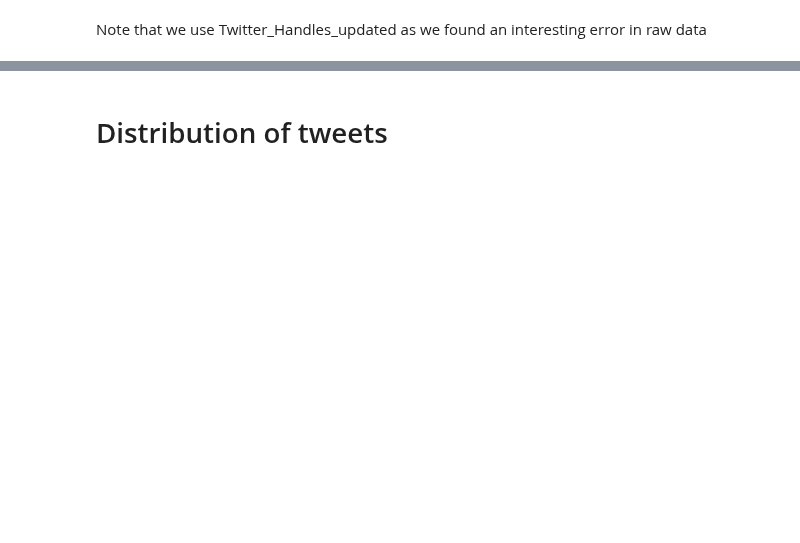
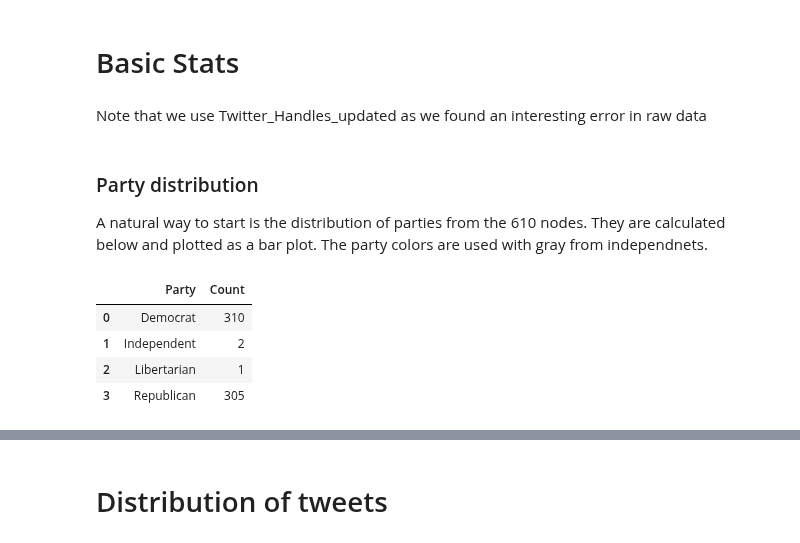
Before and after one commit to idariis/Social-Graphs-Project-E20, a Jupyter notebook: Notebooks/basic_stats.ipynb, the cells around one changed output, grey strips where cells are left out. Drawn from its saved outputs; the diff is of its cells as text; code cells hidden in the pictures; blank space fills up the shorter version.

Commit message:
refactor basic stats and who follow who graph

```diff
--- a/Notebooks/basic_stats.ipynb
+++ b/Notebooks/basic_stats.ipynb
@@ -3,3 +1,5 @@ In this notebook
+# %% [markdown]
+# Basic Stats
 # %%
 import pandas as pd
 import numpy as np
@@ -20,0 +28,14 @@ Note that we use Twitter_Handles_updated as we found an interesting error in raw
+# %% [markdown]
+### Party distribution
+
+A natural way to start is the distribution of parties from the 610 nodes. They are calculated below and plotted as a bar plot. The party colors are used with gray from independnets.
+# %%
+party_distribution = Handle_data.groupby('Party').agg('count')[['Name']].reset_index()
+party_distribution.rename(columns={'Name':'Count'},inplace=True)
+party_distribution
+# %% [output]
+|  | Party | Count |
+| 0 | Democrat | 310 |
+| 1 | Independent | 2 |
+| 2 | Libertarian | 1 |
+| 3 | Republican | 305 |
```
Also changed, not shown: parts of 28 cells of this notebook, 4 other files.
